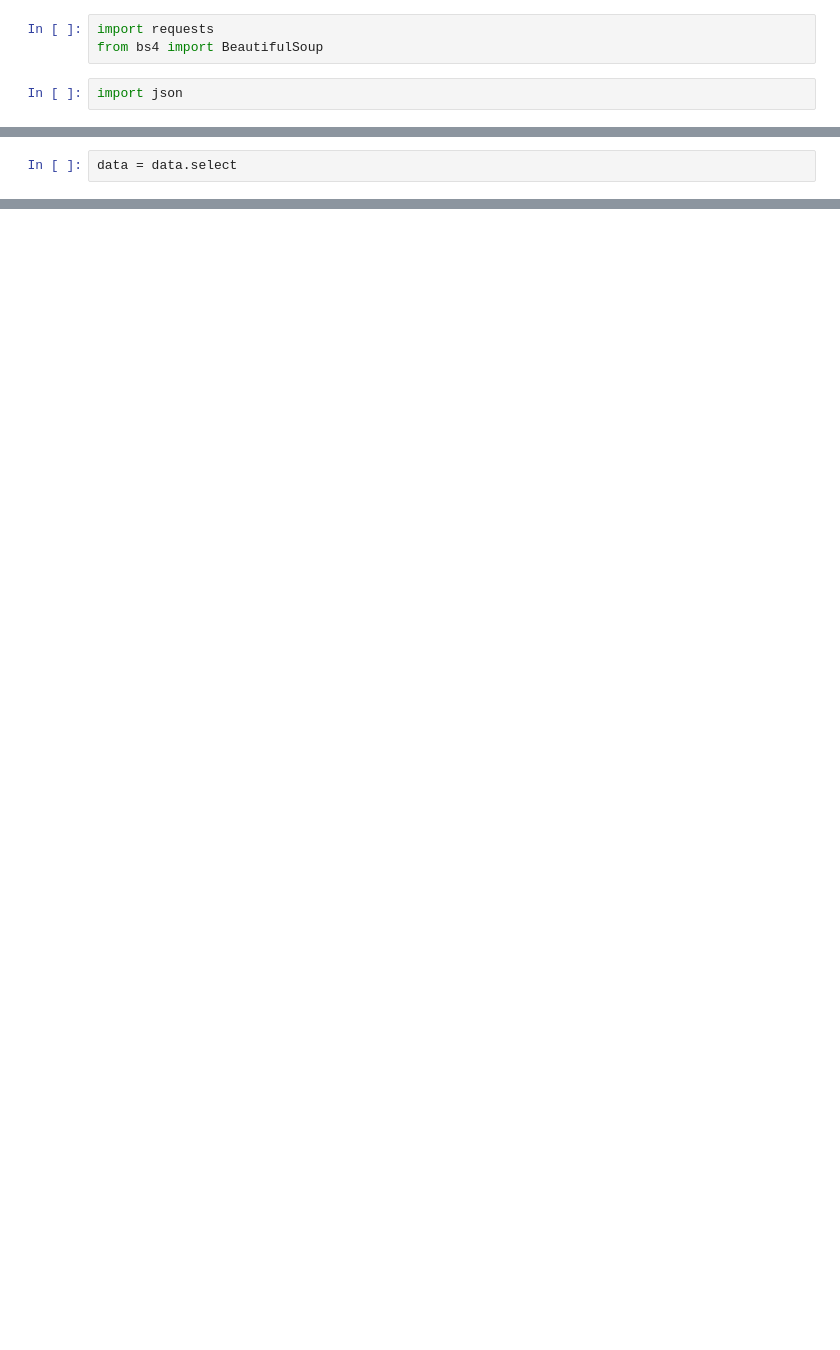
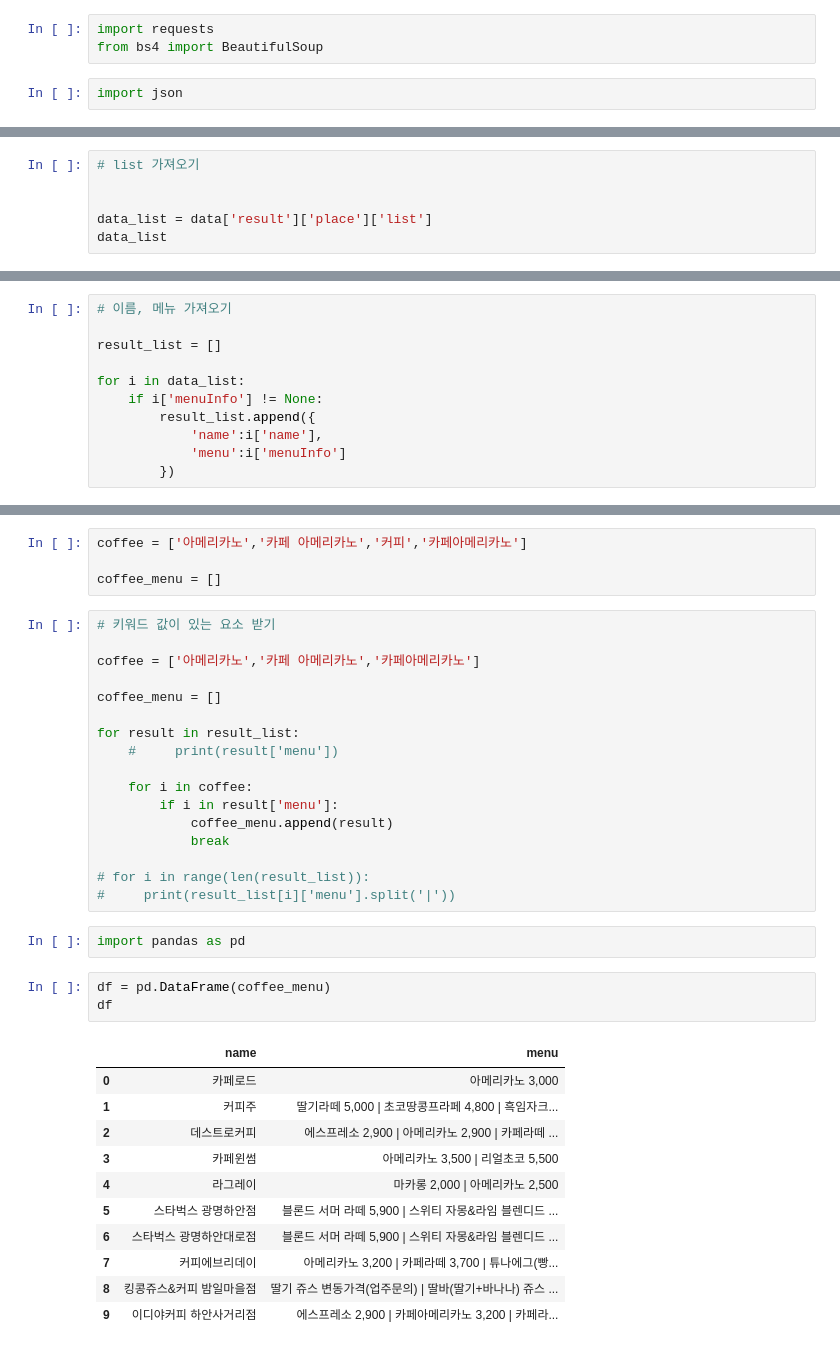
Before and after one commit to joohee-github/asiae-academy-NLP, a Jupyter notebook: 0. 금천구 카페 검색.ipynb, the cells around one changed output, grey strips where cells are left out. Drawn from its saved outputs; the diff is of its cells as text; blank space fills up the shorter version.

```diff
--- a/0. 금천구 카페 검색.ipynb
+++ b/0. 금천구 카페 검색.ipynb
@@ -135,2 +118,0 @@ data
-# %%
-data = data.select
@@ -162,0 +123,6 @@ data
+# %%
+# list 가져오기
+
+
+data_list = data['result']['place']['list']
+data_list
@@ -162,0 +131,11 @@ data
+# %%
+# 이름, 메뉴 가져오기
+
+result_list = []
+
+for i in data_list:
+    if i['menuInfo'] != None:
+        result_list.append({
+            'name':i['name'],
+            'menu':i['menuInfo']
+        })
@@ -162,0 +175,38 @@ data
+# %%
+coffee = ['아메리카노','카페 아메리카노','커피','카페아메리카노']
+
+coffee_menu = []
+# %%
+# 키워드 값이 있는 요소 받기
+
+coffee = ['아메리카노','카페 아메리카노','카페아메리카노']
+
+coffee_menu = []
+
+for result in result_list:
+    #     print(result['menu'])
+
+    for i in coffee:
+        if i in result['menu']:
+            coffee_menu.append(result)
+            break
+
+# for i in range(len(result_list)):
+#     print(result_list[i]['menu'].split('|'))
+# %%
+import pandas as pd
+# %%
+df = pd.DataFrame(coffee_menu)
+df
+# %% [output]
+|  | name | menu |
+| 0 | 카페로드 | 아메리카노 3,000 |
+| 1 | 커피주 | 딸기라떼 5,000 | 초코땅콩프라페 4,800 | 흑임자크... |
+| 2 | 데스트로커피 | 에스프레소 2,900 | 아메리카노 2,900 | 카페라떼 ... |
+| 3 | 카페윈썸 | 아메리카노 3,500 | 리얼초코 5,500 |
+| 4 | 라그레이 | 마카롱 2,000 | 아메리카노 2,500 |
+| 5 | 스타벅스 광명하안점 | 블론드 서머 라떼 5,900 | 스위티 자몽&라임 블렌디드 ... |
+| 6 | 스타벅스 광명하안대로점 | 블론드 서머 라떼 5,900 | 스위티 자몽&라임 블렌디드 ... |
+| 7 | 커피에브리데이 | 아메리카노 3,200 | 카페라떼 3,700 | 튜나에그(빵... |
+| 8 | 킹콩쥬스&커피 밤일마을점 | 딸기 쥬스 변동가격(업주문의) | 딸바(딸기+바나나) 쥬스 ... |
+| 9 | 이디야커피 하안사거리점 | 에스프레소 2,900 | 카페아메리카노 3,200 | 카페라... |
```
Also changed, not shown: parts of 24 cells of this notebook, 4 other files.
